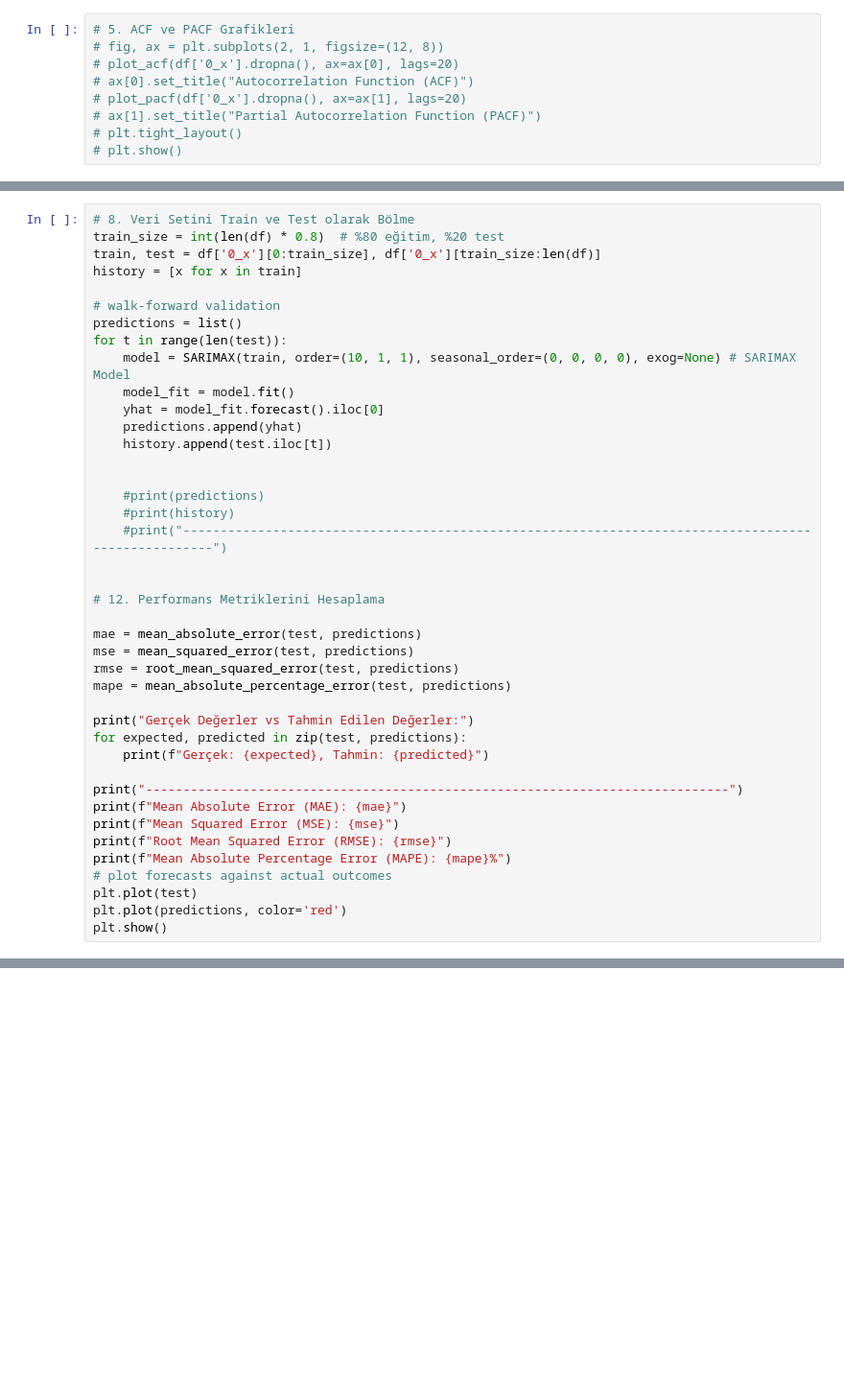
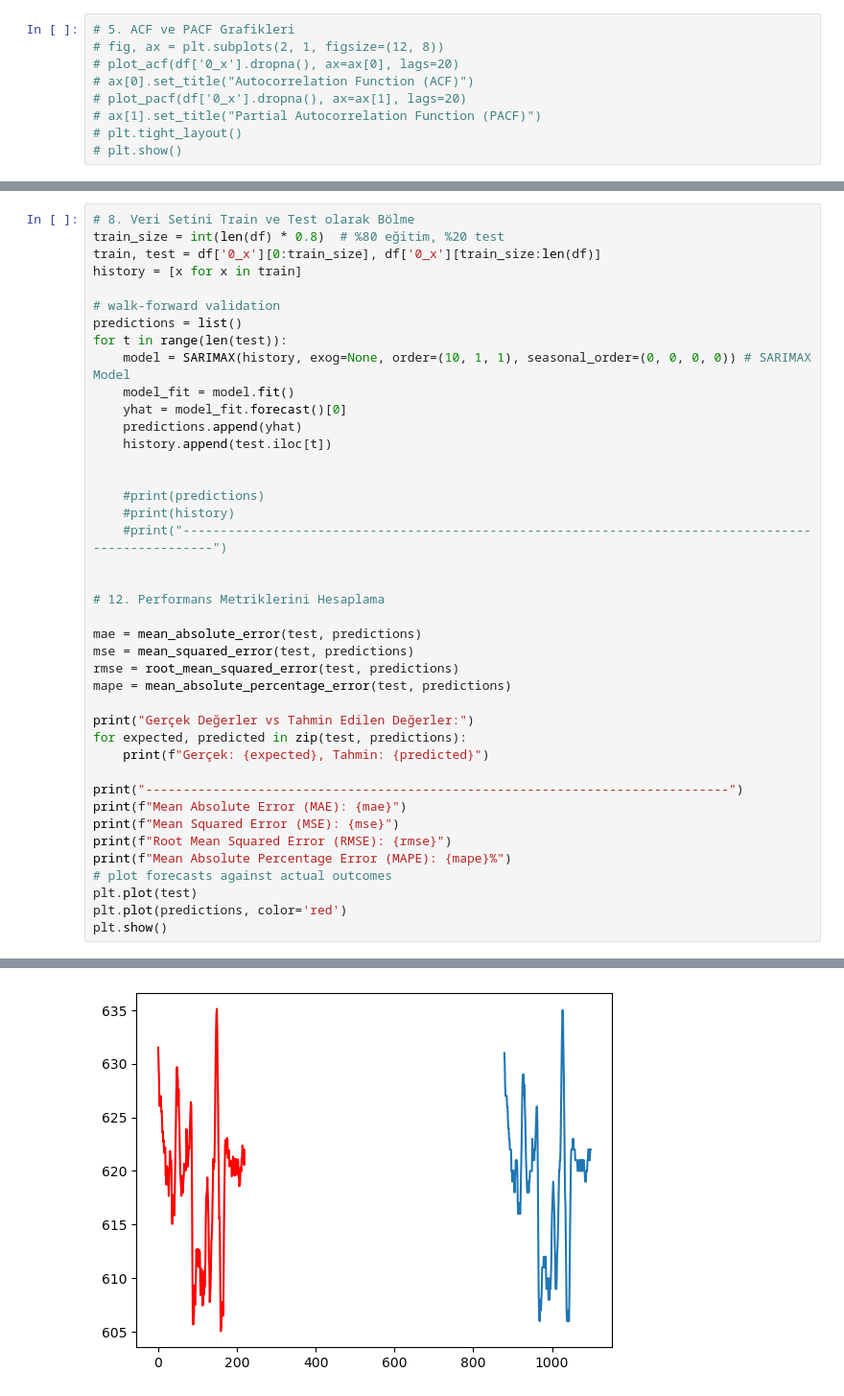
Before and after one commit to gozdenergiz/time-series-models, a Jupyter notebook: SARIMAX_model_statsmodels.ipynb, the cells around one changed output, grey strips where cells are left out. Shown at 96% size. Cells and saved outputs as stored; diff of their text form; blank space fills up the shorter version.

```diff
--- a/SARIMAX_model_statsmodels.ipynb
+++ b/SARIMAX_model_statsmodels.ipynb
@@ -161,9 +180,9 @@ history = [x for x in train]
 # walk-forward validation
 predictions = list()
 for t in range(len(test)):
-    model = SARIMAX(train, order=(10, 1, 1), seasonal_order=(0, 0, 0, 0), exog=None) # SARIMAX Model
+    model = SARIMAX(history, exog=None, order=(10, 1, 1), seasonal_order=(0, 0, 0, 0)) # SARIMAX Model
     model_fit = model.fit()
-    yhat = model_fit.forecast().iloc[0]
+    yhat = model_fit.forecast()[0]
     predictions.append(yhat)
     history.append(test.iloc[t])
 
@@ -193,3 +212,4 @@ print(f"Mean Absolute Percentage Error (MAPE): {mape}%")
 plt.plot(test)
 plt.plot(predictions, color='red')
 plt.show()
+# %% [output]
@@ -196,3 +233,4 @@ plt.show()
+[figure, added]
 # %%
 # 8. Veri Setini Train ve Test olarak Bölme
 train_size = int(len(df) * 0.8)  # %80 eğitim, %20 test
```
Also changed, not shown: parts of 5 cells of this notebook, 1 other file.
